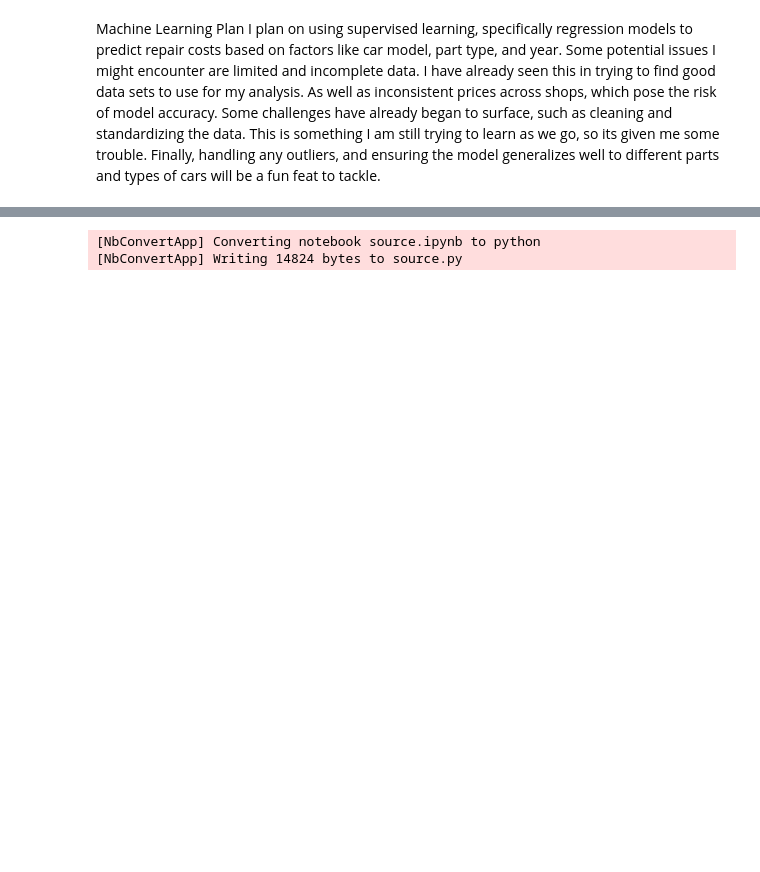
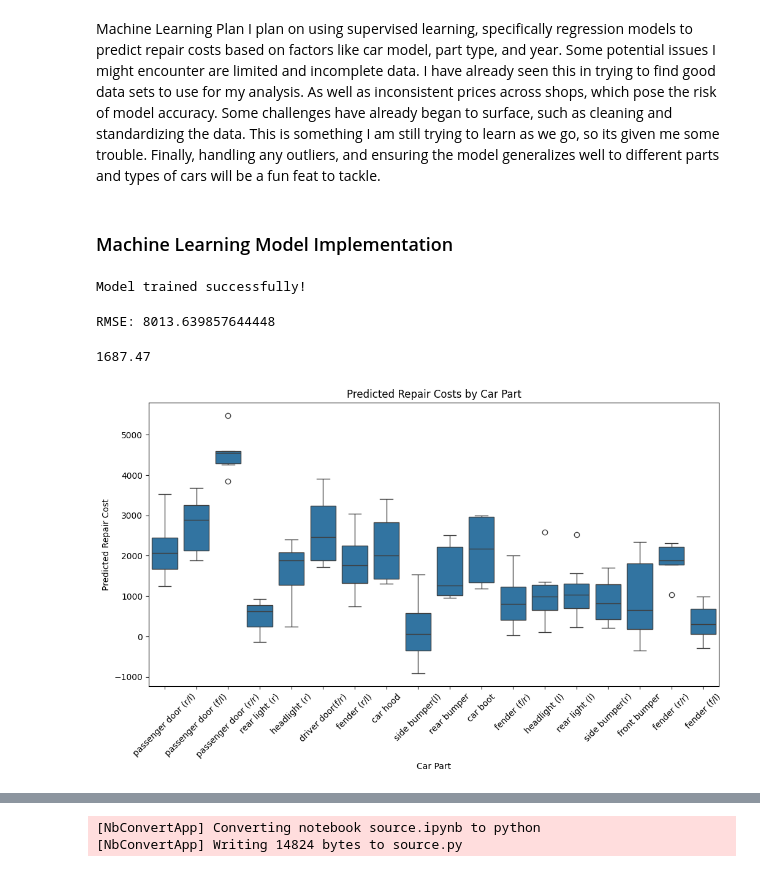
Before and after one commit to IT4063C001-Fall2025/final-project-CalebMastruserio, a Jupyter notebook: source.ipynb, the cells around one changed output, grey strips where cells are left out. Cells and saved outputs as stored; diff of their text form; code cells hidden in the pictures; blank space fills up the shorter version.

Commit message:
Progress working on Regressions
Data predictions

```diff
--- a/source.ipynb
+++ b/source.ipynb
@@ -318,3 +318,82 @@ I did not recieve too much feedback from my peers, I just spent this time on ref
 # %% [markdown]
 Machine Learning Plan
 I plan on using supervised learning, specifically regression models to predict repair costs based on factors like car model, part type, and year. Some potential issues I might encounter are limited and incomplete data. I have already seen this in trying to find good data sets to use for my analysis. As well as inconsistent prices across shops, which pose the risk of model accuracy. Some challenges have already began to surface, such as cleaning and standardizing the data. This is something I am still trying to learn as we go, so its given me some trouble. Finally, handling any outliers, and ensuring the model generalizes well to different parts and types of cars will be a fun feat to tackle.
+# %% [markdown]
+### Machine Learning Model Implementation
+# %%
+from sklearn.model_selection import train_test_split
+from sklearn.preprocessing import OneHotEncoder
+from sklearn.compose import ColumnTransformer
+from sklearn.linear_model import LinearRegression
+from sklearn.pipeline import Pipeline
+
+# Features and target
+X = ml_data[['car', 'model', 'body_part']]
+y = ml_data['avg_price']
+
+# Categorical columns
+cat_cols = ['car', 'model', 'body_part']
+
+# Preprocessing: convert text → numeric
+preprocess = ColumnTransformer(
+    transformers=[
+        ('cat', OneHotEncoder(handle_unknown='ignore'), cat_cols)
+    ]
+)
+
+# Build pipeline
+model = Pipeline([
+    ('prep', preprocess),
+    ('reg', LinearRegression())
+])
+
+# Train/test split
+X_train, X_test, y_train, y_test = train_test_split(X, y, test_size=0.2, random_state=42)
+
+# Train model
+model.fit(X_train, y_train)
+
+print("Model trained successfully!")
+# %% [output]
+Model trained successfully!
+# %%
+from sklearn.metrics import mean_squared_error
+import numpy as np
+
+y_pred = model.predict(X_test)
+mse = mean_squared_error(y_test, y_pred)
+rmse = np.sqrt(mse)
+
+print("RMSE:", rmse)
+# %% [output]
+RMSE: 8013.639857644448
+# %%
+def predict_repair_cost(car, model_name, body_part):
+    new_data = pd.DataFrame({
+        'car': [car],
+        'model': [model_name],
+        'body_part': [body_part]
+    })
+
+    prediction = model.predict(new_data)[0]
+    return round(prediction, 2)
+
+# Example:
+print(predict_repair_cost("Toyota", "Corolla", "Front Bumper"))
+# %% [output]
+1687.47
+# %%
+import seaborn as sns
+
+pred_df = X_test.copy()
+pred_df['y_pred'] = y_pred
+
+plt.figure(figsize=(12,6))
+sns.boxplot(x='body_part', y='y_pred', data=pred_df)
+plt.xticks(rotation=45)
+plt.xlabel("Car Part")
+plt.ylabel("Predicted Repair Cost")
+plt.title("Predicted Repair Costs by Car Part")
+plt.show()
+# %% [output]
+[figure, added]
```
Also changed, not shown: parts of 2 cells of this notebook.
